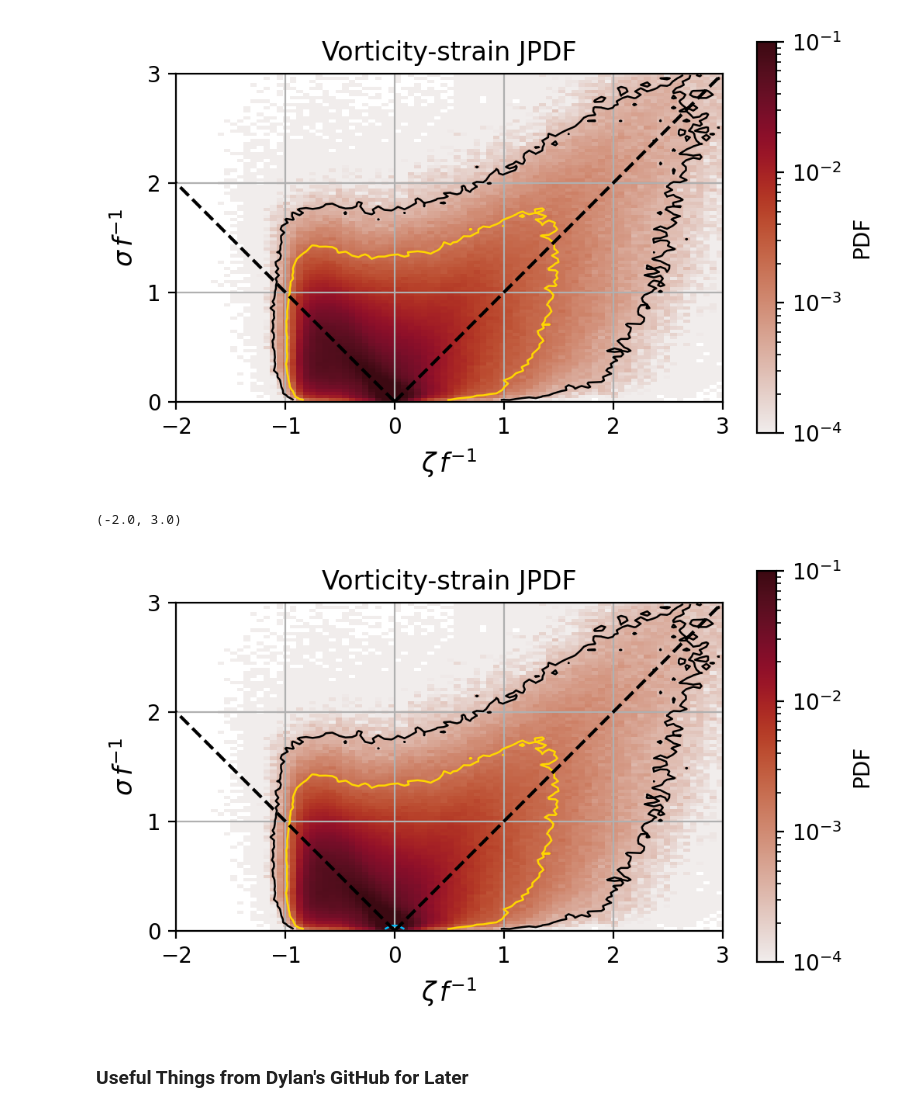
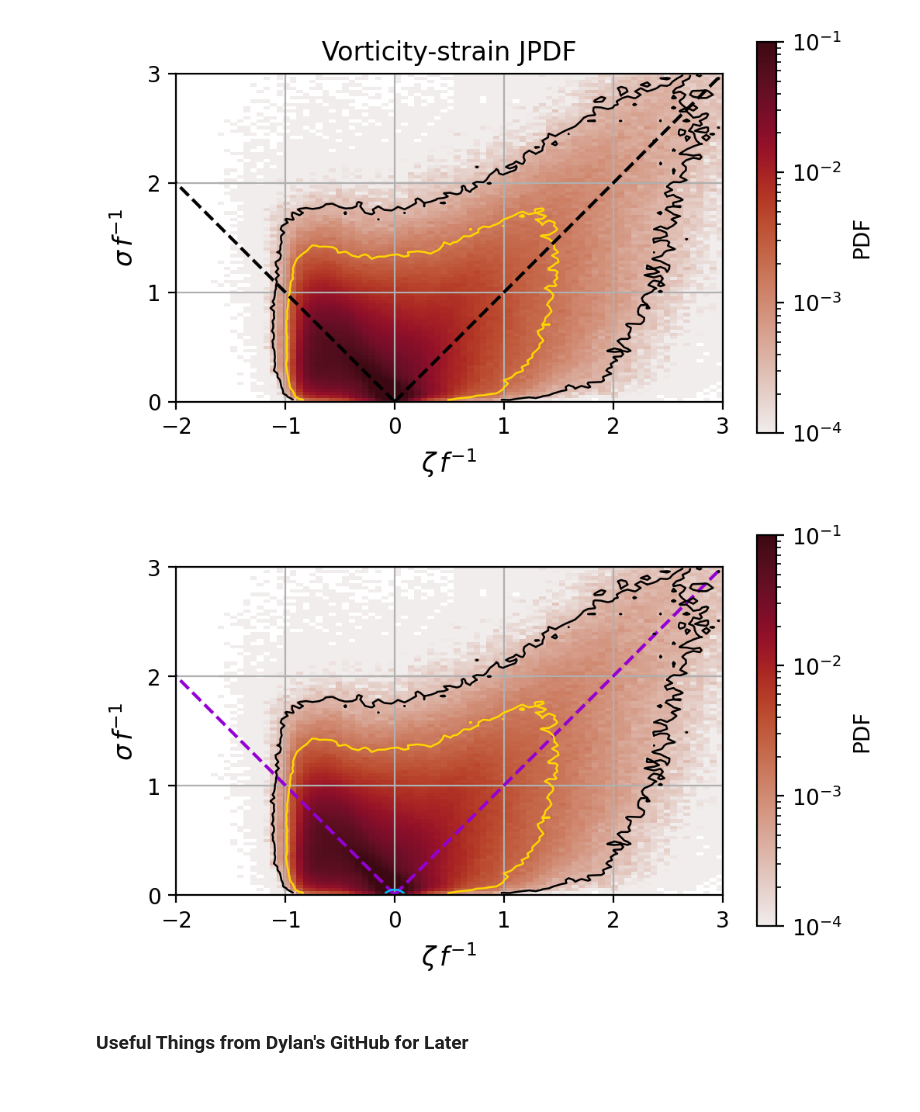
Before and after one commit to bundzis/beaufort_jet, a Jupyter notebook: Scripts/Analysis/plot_vorticity_strain_pdf.ipynb, the cells around one changed output. Saved outputs shown, nothing was run; the diff lists cells and outputs as text; code cells hidden in the pictures.

Commit message:
changed some plot colors

```diff
--- a/Scripts/Analysis/plot_vorticity_strain_pdf.ipynb
+++ b/Scripts/Analysis/plot_vorticity_strain_pdf.ipynb
@@ -778,6 +778,10 @@ fig, ax = plt.subplots(1,1,figsize=(5,3),
 c = zeta_sigma_pdf_peak_eke.T.plot(norm=LogNorm(vmin=1e-4, vmax=1e-1), cmap=cmo.amp, add_colorbar=False)
 cbar1 = fig.colorbar(c, format='%.1e', label='PDF')
 cbar1.formatter = LogFormatterMathtext(base=10)
+
+# Plot 1:1 line
+ax.plot((0, 3), (0, 3), linestyle='--', color='darkviolet')
+ax.plot((0, -2), (0, 2), linestyle='--', color='darkviolet')
 
 # Add line for 99%
 # -- Peak EKE --
@@ -832,39 +836,37 @@ ax.contour(zeta_sigma_pdf_full_ice.zeta_bin, zeta_sigma_pdf_full_ice.sigma_bin,
 # So we can try recovering the true PDF and calculating the contour from that data.
 # Uncomment this to check that they are close, if not indistinguishable.
 # Rescaled PDF (max = 1)
 rescaled_pdf = zeta_sigma_pdf_peak_eke.T.values
 
 # # Recover a true PDF by renormalizing
 # pdf = rescaled_pdf / np.sum(rescaled_pdf)  # True PDF now
 
 # # Sort and compute cumulative probability
 # sorted_vals = np.sort(pdf.flatten())[::-1]
 # cumsum = np.cumsum(sorted_vals)
 # threshold = sorted_vals[np.searchsorted(cumsum, 0.99)]
 
 # # Plot the 99.9% contour
 # ax.contour(zeta_sigma_pdf.zeta_bin, zeta_sigma_pdf.sigma_bin, pdf,
 #            levels=[threshold], colors='r', linewidths=0.9)
 
 ax.grid(True)
 ax.set_aspect(1.0)
-ax.plot((0, 3), (0, 3), '--k')
-ax.plot((0, -2), (0, 2), '--k')
 # ax.plot((0, 0), (0, 3), '--k')
 # ax.text(-1.7, 0.05, 'eddy', horizontalalignment='left', verticalalignment='bottom')
 # ax.text(1.2, 0.05, 'eddy', horizontalalignment='left', verticalalignment='bottom')
 # ax.text(1.2, 1.4, 'shear', horizontalalignment='left', verticalalignment='bottom', rotation=45)
 # ax.text(-1.7, 1.5, 'shear', horizontalalignment='left', verticalalignment='bottom', rotation=-45)
 # ax.text(-0.2, 2.1, 'strain', horizontalalignment='left', verticalalignment='bottom', rotation=90)
 ax.set_yticks([0, 1, 2, 3])
 ax.set_xlabel(r'$\zeta\,f^{-1}$', fontsize=12)
 ax.set_ylabel(r'$\sigma\,f^{-1}$', fontsize=12)
-# ax.set_title('ROMS')
-ax.set_title(r'Vorticity-strain JPDF')
+#ax.set_title(r'Vorticity-strain JPDF')
 ax.set_xlim(-2,3)
+
+#plt.savefig('vorticity_strain_jpdf.png')
 # %% [output]
-(-2.0, 3.0)
-[figure, old version]
+[figure, new version]
 # %% [markdown]
 ### Useful Things from Dylan's GitHub for Later
 # %%
```
